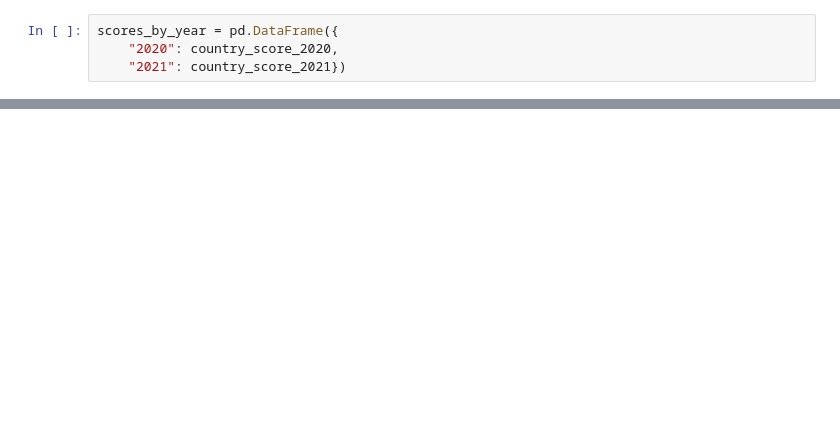
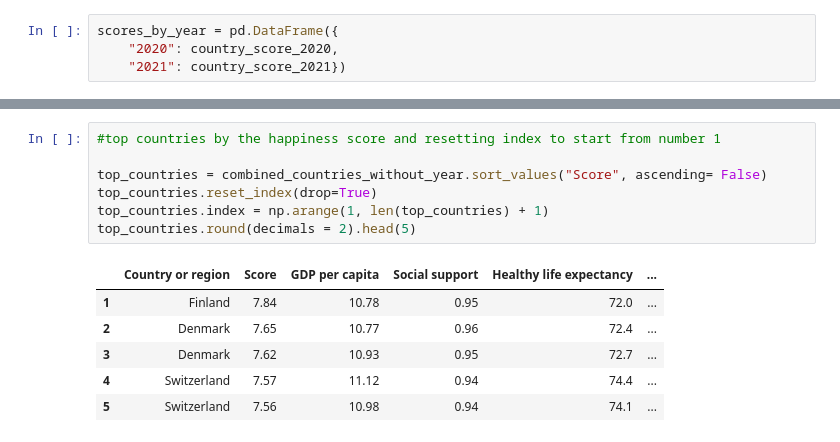
Before and after one commit to ouzgrp/project1bootcamp, a Jupyter notebook: Happiness_analysis.ipynb, the cells around one changed output, grey strips where cells are left out. Saved outputs shown, nothing was run; the diff lists cells and outputs as text; blank space fills up the shorter version.

```diff
--- a/Happiness_analysis.ipynb
+++ b/Happiness_analysis.ipynb
@@ -132 +148,15 @@ scores_by_year
 154 rows × 2 columns
+# %%
+#top countries by the happiness score and resetting index to start from number 1
+
+top_countries = combined_countries_without_year.sort_values("Score", ascending= False)
+top_countries.reset_index(drop=True)
+top_countries.index = np.arange(1, len(top_countries) + 1)
+top_countries.round(decimals = 2).head(5)
+# %% [output]
+|  | Country or region | Score | GDP per capita | Social support | Healthy life expectancy | ... |
+| 1 | Finland | 7.84 | 10.78 | 0.95 | 72.0 | ... |
+| 2 | Denmark | 7.65 | 10.77 | 0.96 | 72.4 | ... |
+| 3 | Denmark | 7.62 | 10.93 | 0.95 | 72.7 | ... |
+| 4 | Switzerland | 7.57 | 11.12 | 0.94 | 74.4 | ... |
+| 5 | Switzerland | 7.56 | 10.98 | 0.94 | 74.1 | ... |
```
Also changed, not shown: parts of 8 cells of this notebook.
